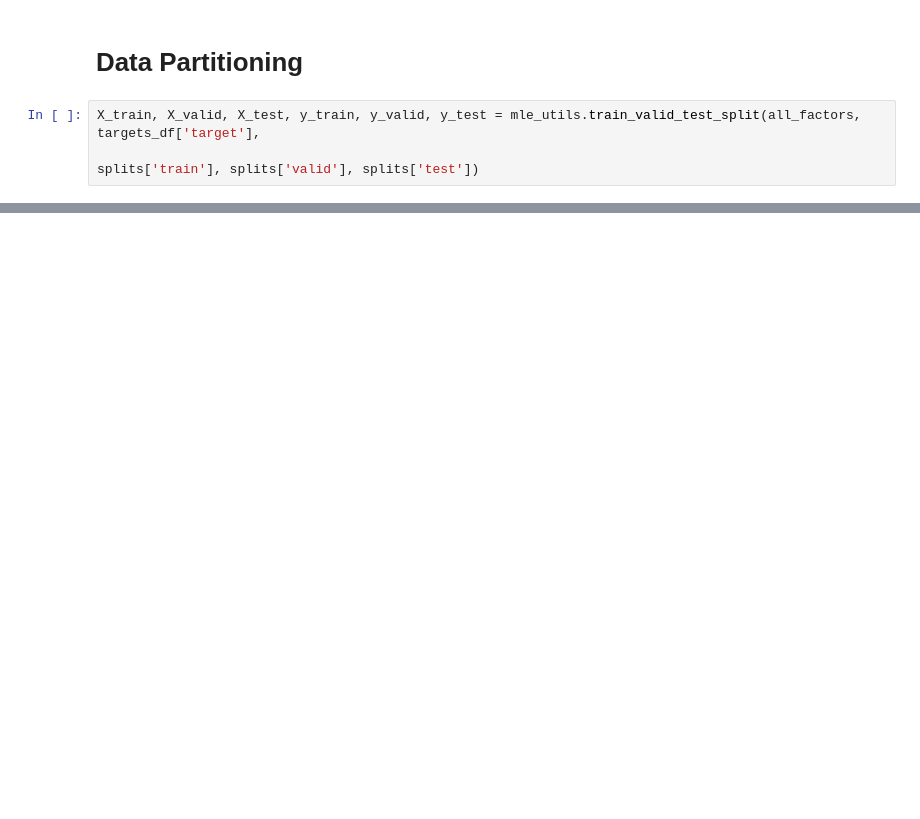
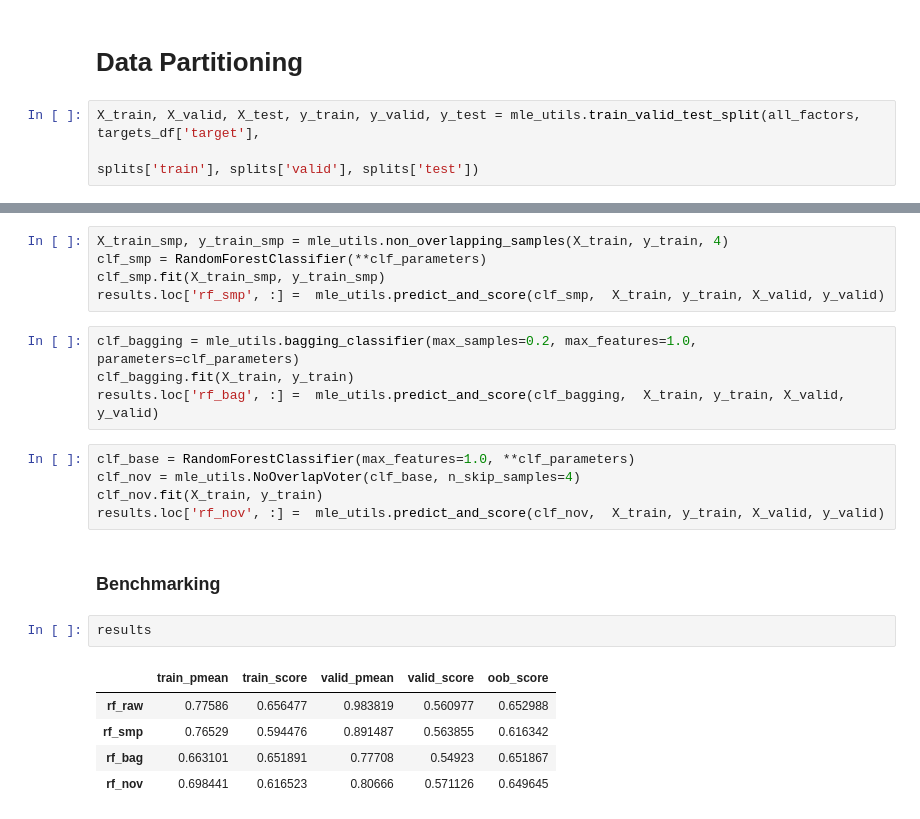
Before and after one commit to manualrg/dslab-ai-for-trading, a Jupyter notebook: alpha_factors/05_alphaml_modbuild.ipynb, the cells around one changed output, grey strips where cells are left out. Cells and saved outputs as stored; diff of their text form; blank space fills up the shorter version.

```diff
--- a/alpha_factors/05_alphaml_modbuild.ipynb
+++ b/alpha_factors/05_alphaml_modbuild.ipynb
@@ -49,0 +63,24 @@ X_train, X_valid, X_test, y_train, y_valid, y_test = mle_utils.train_valid_test_
+# %%
+X_train_smp, y_train_smp = mle_utils.non_overlapping_samples(X_train, y_train, 4)
+clf_smp = RandomForestClassifier(**clf_parameters)
+clf_smp.fit(X_train_smp, y_train_smp)
+results.loc['rf_smp', :] =  mle_utils.predict_and_score(clf_smp,  X_train, y_train, X_valid, y_valid)
+# %%
+clf_bagging = mle_utils.bagging_classifier(max_samples=0.2, max_features=1.0, parameters=clf_parameters)
+clf_bagging.fit(X_train, y_train)
+results.loc['rf_bag', :] =  mle_utils.predict_and_score(clf_bagging,  X_train, y_train, X_valid, y_valid)
+# %%
+clf_base = RandomForestClassifier(max_features=1.0, **clf_parameters)
+clf_nov = mle_utils.NoOverlapVoter(clf_base, n_skip_samples=4)
+clf_nov.fit(X_train, y_train)
+results.loc['rf_nov', :] =  mle_utils.predict_and_score(clf_nov,  X_train, y_train, X_valid, y_valid)
+# %% [markdown]
+### Benchmarking
+# %%
+results
+# %% [output]
+|  | train_pmean | train_score | valid_pmean | valid_score | oob_score |
+| rf_raw | 0.77586 | 0.656477 | 0.983819 | 0.560977 | 0.652988 |
+| rf_smp | 0.76529 | 0.594476 | 0.891487 | 0.563855 | 0.616342 |
+| rf_bag | 0.663101 | 0.651891 | 0.77708 | 0.54923 | 0.651867 |
+| rf_nov | 0.698441 | 0.616523 | 0.80666 | 0.571126 | 0.649645 |
```
Also changed, not shown: parts of 38 cells of this notebook, 2 other files.
